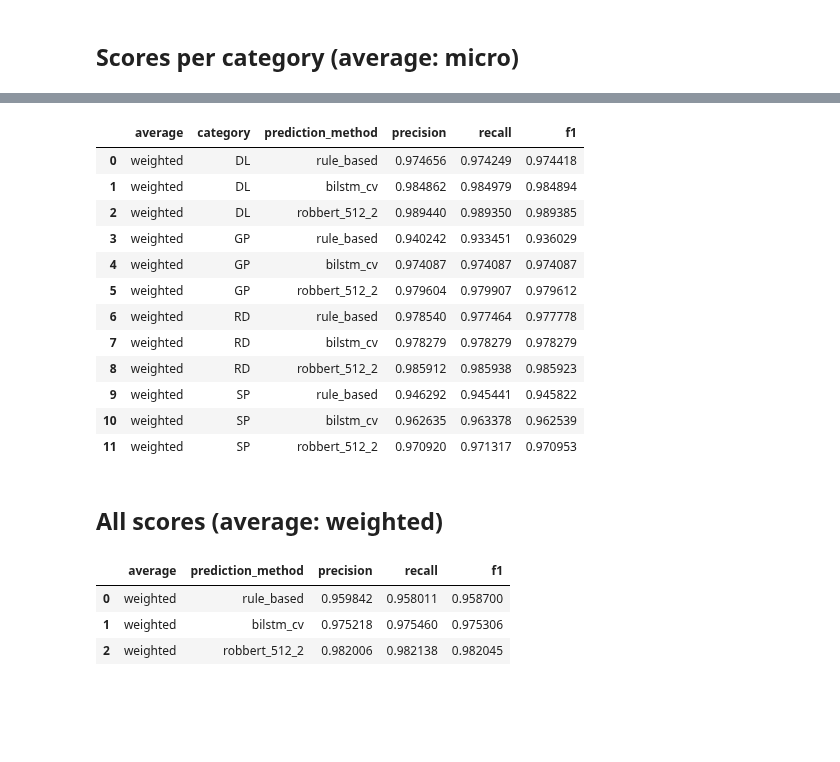
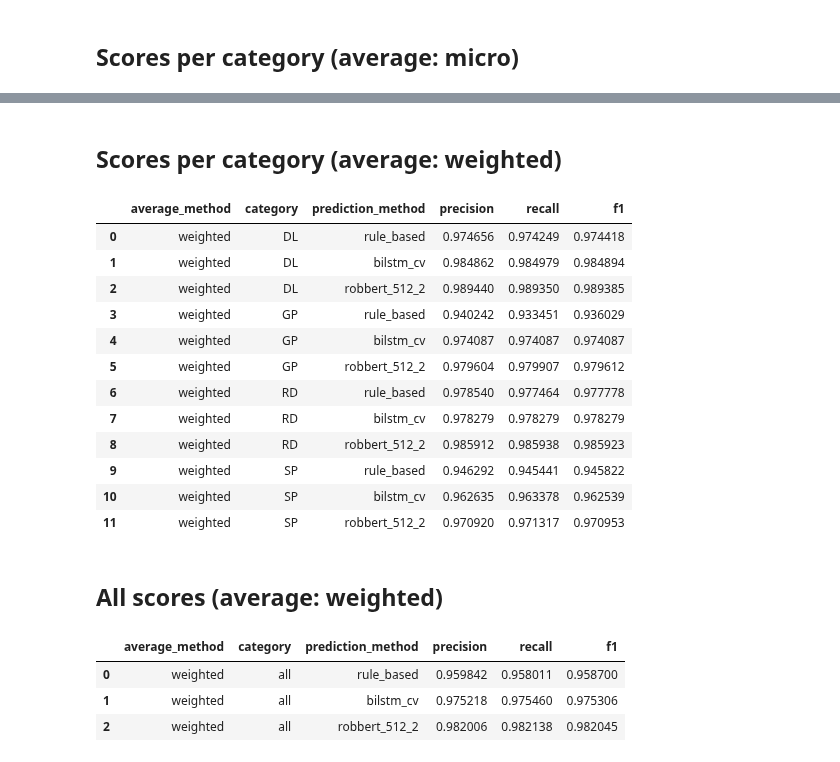
Before and after one commit to umcu/negation-detection, a Jupyter notebook: 01_general_evaluation.ipynb, the cells around one changed output, grey strips where cells are left out. Drawn from its saved outputs; the diff is of its cells as text; code cells hidden in the pictures; blank space fills up the shorter version.

```diff
--- a/01_general_evaluation.ipynb
+++ b/01_general_evaluation.ipynb
@@ -8,6 +8,16 @@ import pandas as pd
 import json
 import numpy as np
 
+# Categories in DCC dataset
+DOCUMENT_CATEGORIES = ['DL', 'GP', 'RD', 'SP']
+
+# Predictions methods used in this project
+PREDICTION_METHODS = ['rule_based', 'bilstm_cv', 'robbert_512_2']
+
+# See https://scikit-learn.org/stable/modules/generated/sklearn.metrics.precision_recall_fscore_support.html
+AVERAGE_METHODS = ['binary', 'micro', 'macro', 'weighted']
+
+# Input and output
 data_dir = Path('data')
 annotation_file = data_dir / 'emc-dcc_ann.json'
 dcc_dir = data_dir / 'EMCDutchClinicalCorpus'
@@ -159,0 +176,6 @@ scores
+# %%
+prediction_method = 'bilstm_cv'
+score_list = []
+for average_method in AVERAGE_METHODS:
+    score_list.append(create_score_record(prediction_method, average_method, category = 'all'))
+create_score_dataframe(score_list)
@@ -227,0 +236,7 @@ scores_micro
+# %%
+average_method = 'macro'
+score_list = []
+for category in DOCUMENT_CATEGORIES:
+    for prediction_method in PREDICTION_METHODS:
+        score_list.append(create_score_record(prediction_method, average_method, category = category))
+create_score_dataframe(score_list)
@@ -228,22 +257,14 @@ scores_micro
+# %% [markdown]
+## Scores per category (average: weighted)
 # %%
+average_method = 'weighted'
 score_list = []
-score_list.append(create_score_record('rule_based', 'weighted', category = 'DL'))
-score_list.append(create_score_record('bilstm_cv', 'weighted', category = 'DL'))
-score_list.append(create_score_record('robbert_512_2', 'weighted', category = 'DL'))
-score_list.append(create_score_record('rule_based', 'weighted', category = 'GP'))
-score_list.append(create_score_record('bilstm_cv', 'weighted', category = 'GP'))
-score_list.append(create_score_record('robbert_512_2', 'weighted', category = 'GP'))
-score_list.append(create_score_record('rule_based', 'weighted', category = 'RD'))
-score_list.append(create_score_record('bilstm_cv', 'weighted', category = 'RD'))
-score_list.append(create_score_record('robbert_512_2', 'weighted', category = 'RD'))
-score_list.append(create_score_record('rule_based', 'weighted', category = 'SP'))
-score_list.append(create_score_record('bilstm_cv', 'weighted', category = 'SP'))
-score_list.append(create_score_record('robbert_512_2', 'weighted', category = 'SP'))
-scores_micro = pd.DataFrame(score_list, columns=['average', 'category', 'prediction_method', 'precision', 'recall', 'f1', 'support'])
-scores_micro.drop(['support'], axis=1, inplace=True)
-scores_micro
+for category in DOCUMENT_CATEGORIES:
+    for prediction_method in PREDICTION_METHODS:
+        score_list.append(create_score_record(prediction_method, average_method, category = category))
+create_score_dataframe(score_list)
 # %% [output]
-|  | average | category | prediction_method | precision | recall | f1 |
+|  | average_method | category | prediction_method | precision | recall | f1 |
 | 0 | weighted | DL | rule_based | 0.974656 | 0.974249 | 0.974418 |
 | 1 | weighted | DL | bilstm_cv | 0.984862 | 0.984979 | 0.984894 |
 | 2 | weighted | DL | robbert_512_2 | 0.989440 | 0.989350 | 0.989385 |
@@ -258,16 +279,14 @@ scores_micro
 | 11 | weighted | SP | robbert_512_2 | 0.970920 | 0.971317 | 0.970953 |
 # %% [markdown]
 ## All scores (average: weighted)
-# %%
-score_list = []
-score_list.append(create_score_record('rule_based', 'weighted'))
-score_list.append(create_score_record('bilstm_cv', 'weighted'))
-score_list.append(create_score_record('robbert_512_2', 'weighted'))
-scores = pd.DataFrame(score_list, columns=['average', 'prediction_method', 'precision', 'recall', 'f1', 'support'])
-scores.drop(['support'], axis=1, inplace=True)
-scores
-# %% [output]
-|  | average | prediction_method | precision | recall | f1 |
-| 0 | weighted | rule_based | 0.959842 | 0.958011 | 0.958700 |
-| 1 | weighted | bilstm_cv | 0.975218 | 0.975460 | 0.975306 |
-| 2 | weighted | robbert_512_2 | 0.982006 | 0.982138 | 0.982045 |
+# %%
+average_method = 'weighted'
+score_list = []
+for prediction_method in PREDICTION_METHODS:
+    score_list.append(create_score_record(prediction_method, average_method, category = 'all'))
+create_score_dataframe(score_list)
+# %% [output]
+|  | average_method | category | prediction_method | precision | recall | f1 |
+| 0 | weighted | all | rule_based | 0.959842 | 0.958011 | 0.958700 |
+| 1 | weighted | all | bilstm_cv | 0.975218 | 0.975460 | 0.975306 |
+| 2 | weighted | all | robbert_512_2 | 0.982006 | 0.982138 | 0.982045 |
```
Also changed, not shown: parts of 10 cells of this notebook.
